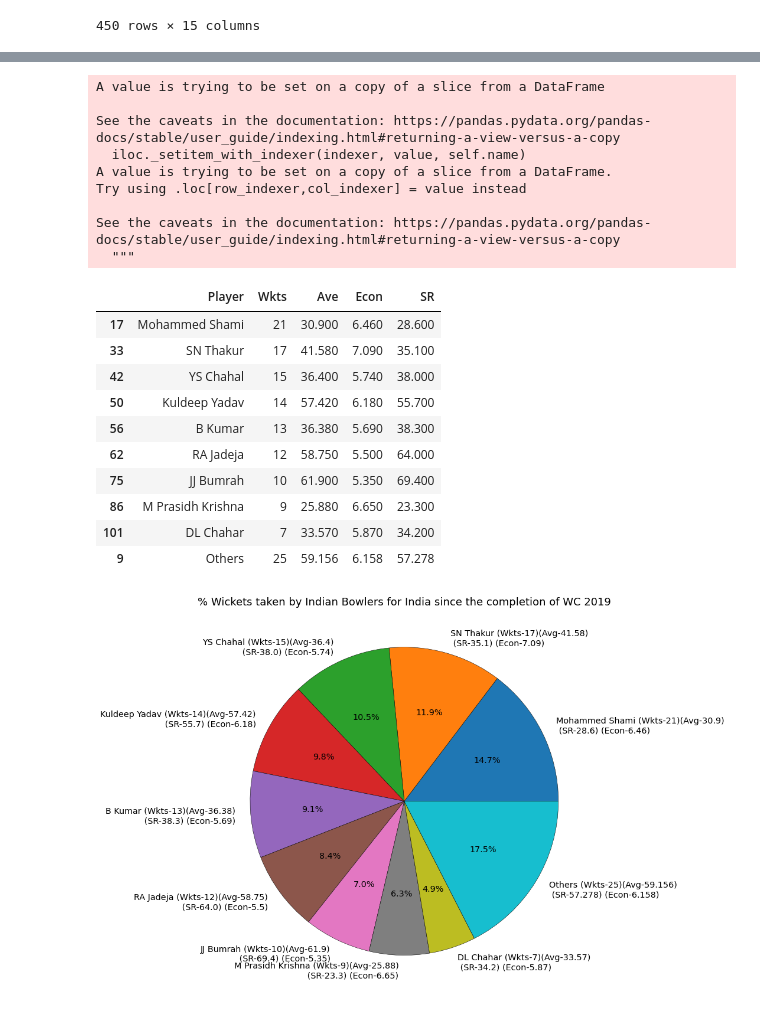
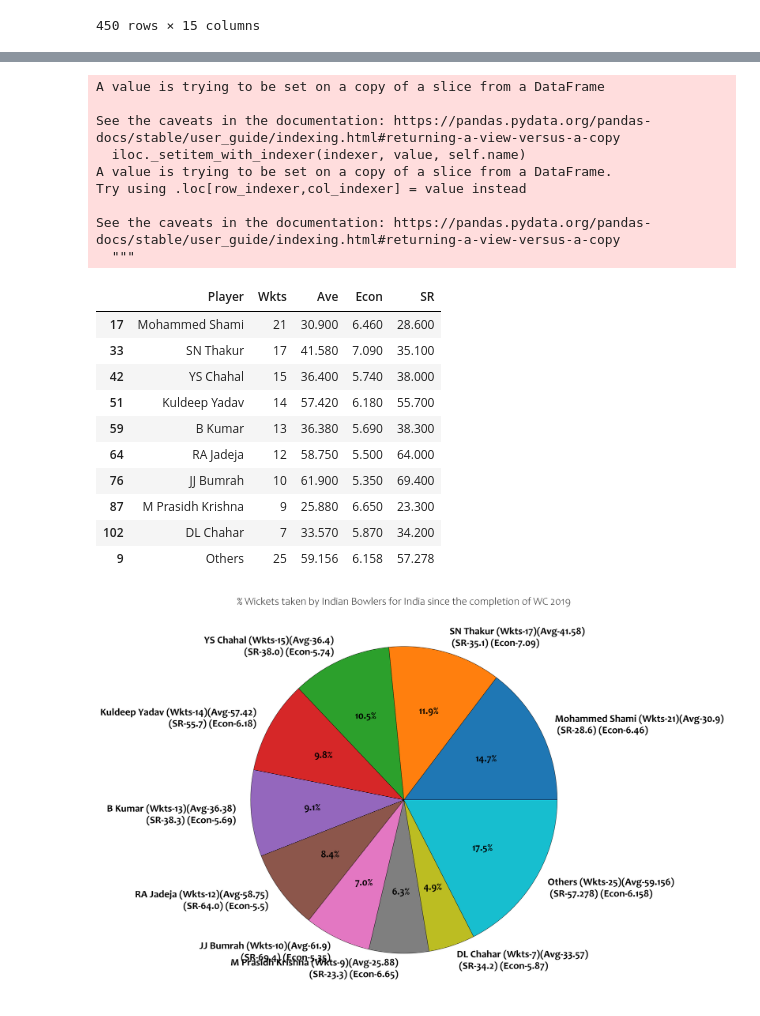
Before and after one commit to sm823zw/Cricket-Data-Analysis, a Jupyter notebook: notebooks/after_wc.ipynb, the cells around one changed output, grey strips where cells are left out. Cells and saved outputs as stored; diff of their text form; code cells hidden in the pictures.

```diff
--- a/notebooks/after_wc.ipynb
+++ b/notebooks/after_wc.ipynb
@@ -4,4 +5,12 @@ import tqdm
 import matplotlib.pyplot as plt
+# %%
+background = '#D7E5E5'
+mpl.rcParams['font.family']= 'Candara'
+mpl.rcParams['font.size'] = 12
+mpl.rcParams['font.weight'] = 'bold'
+mpl.rcParams['legend.title_fontsize'] = 20
+mpl.rcParams['legend.fontsize'] = 17
+plt.rcParams['savefig.facecolor']='white'
 # %%
 url = 'https://stats.espncricinfo.com/ci/engine/stats/index.html?class={};page={};result=1;result=2;result=3;result=5;spanmin1=16+Jul+2019;spanval1=span;template=results;type={}'
 # %%
@@ -114,5 +124,5 @@ plt.show()
 # %%
-bowling_data = pd.read_csv('Data/odi_bowling_data_after_wc.csv')
+bowling_data = pd.read_csv('../data/odi_bowling_data_after_wc.csv')
 bowling_data = bowling_data.drop(columns=['Unnamed: 0', 'Unnamed: 14', 'BBI'])
 bowling_data.dropna(inplace=True)
 bowling_data.replace('-', '0', inplace=True)
@@ -179,22 +189,23 @@ See the caveats in the documentation: https://pandas.pydata.org/pandas-docs/stab
 | 17 | Mohammed Shami | 21 | 30.900 | 6.460 | 28.600 |
 | 33 | SN Thakur | 17 | 41.580 | 7.090 | 35.100 |
 | 42 | YS Chahal | 15 | 36.400 | 5.740 | 38.000 |
-| 50 | Kuldeep Yadav | 14 | 57.420 | 6.180 | 55.700 |
-| 56 | B Kumar | 13 | 36.380 | 5.690 | 38.300 |
-| 62 | RA Jadeja | 12 | 58.750 | 5.500 | 64.000 |
-| 75 | JJ Bumrah | 10 | 61.900 | 5.350 | 69.400 |
-| 86 | M Prasidh Krishna | 9 | 25.880 | 6.650 | 23.300 |
-| 101 | DL Chahar | 7 | 33.570 | 5.870 | 34.200 |
+| 51 | Kuldeep Yadav | 14 | 57.420 | 6.180 | 55.700 |
+| 59 | B Kumar | 13 | 36.380 | 5.690 | 38.300 |
+| 64 | RA Jadeja | 12 | 58.750 | 5.500 | 64.000 |
+| 76 | JJ Bumrah | 10 | 61.900 | 5.350 | 69.400 |
+| 87 | M Prasidh Krishna | 9 | 25.880 | 6.650 | 23.300 |
+| 102 | DL Chahar | 7 | 33.570 | 5.870 | 34.200 |
 | 9 | Others | 25 | 59.156 | 6.158 | 57.278 |
 # %%
 fig, ax = plt.subplots(figsize=(12, 12))
+fig.set_dpi(200)
 fig.set_facecolor('white')
 ax.pie(d1['Wkts'], labels=d1['Player'] + '(Wkts-' + d1['Wkts'].astype(str) + ')' + '(Avg-' + d1['Ave'].astype(str) + ')' +
        '\n (SR-' + d1['SR'].astype(str) + ')' + ' (Econ-' + d1['Econ'].astype(str) + ')',
        autopct='%1.1f%%',
        wedgeprops={'linewidth': 0.5, 'edgecolor': 'black'},
        textprops={'size': 'x-large'})
 ax.set_title('% Wickets taken by Indian Bowlers for India since the completion of WC 2019', fontsize=18)
 plt.show()
 # %% [output]
-[figure, old version]
+[figure, new version]
```
Also changed, not shown: parts of 8 cells of this notebook, 6 other files.
